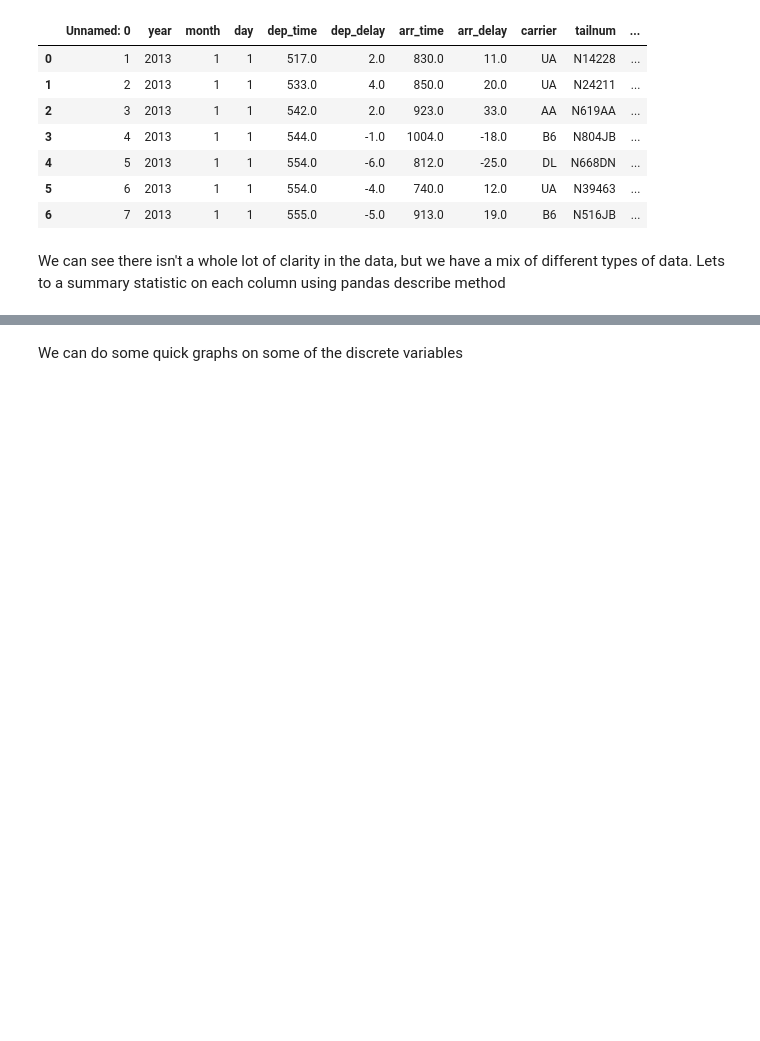
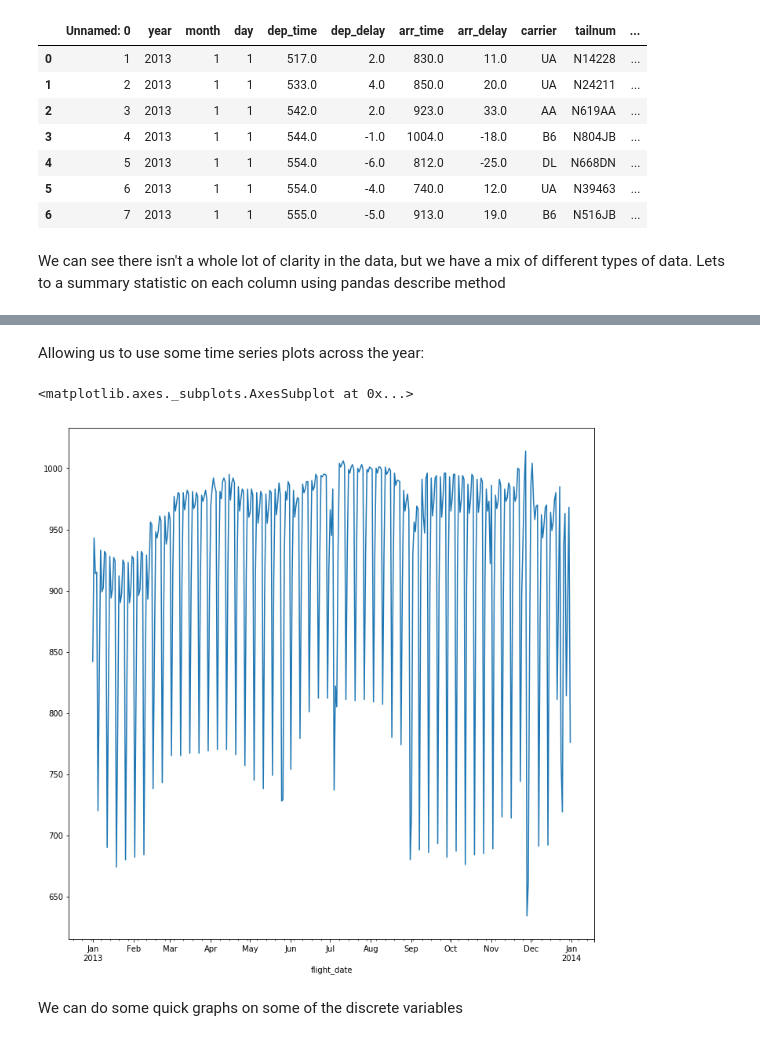
Before and after one commit to dafrimer/IMT576-Lecture, a Jupyter notebook: Lecture 2.ipynb, the cells around one changed output, grey strips where cells are left out. Saved outputs shown, nothing was run; the diff lists cells and outputs as text; code cells hidden in the pictures; blank space fills up the shorter version.

Commit message:
adding reqs file and updated notebook with dates

```diff
--- a/Lecture 2.ipynb
+++ b/Lecture 2.ipynb
@@ -75,0 +81,4 @@ For starters we see that the index has been interpreted as a column.  We get sta
+# %%
+
+df['flight_date'] = df.apply(lambda x : datetime.datetime(x['year'],int(x['month']),int(x['day'])), axis=1)
+df.head(5)
@@ -76,3 +92,14 @@ For starters we see that the index has been interpreted as a column.  We get sta
+# %% [markdown]
+Allowing us to use some time series plots across the year:
+# %%
+fig, ax = plt.subplots(1, 1, figsize=(12, 12))
+
+
+flightsbydate  = df.groupby('flight_date')['flight'].count()
+flightsbydate.plot()
+# %% [output]
+<matplotlib.axes._subplots.AxesSubplot at 0x...>
+[figure, added]
 # %% [markdown]
 We can do some quick graphs on some of the discrete variables
 # %%
```
Also changed, not shown: parts of 4 cells of this notebook, 1 other file.
